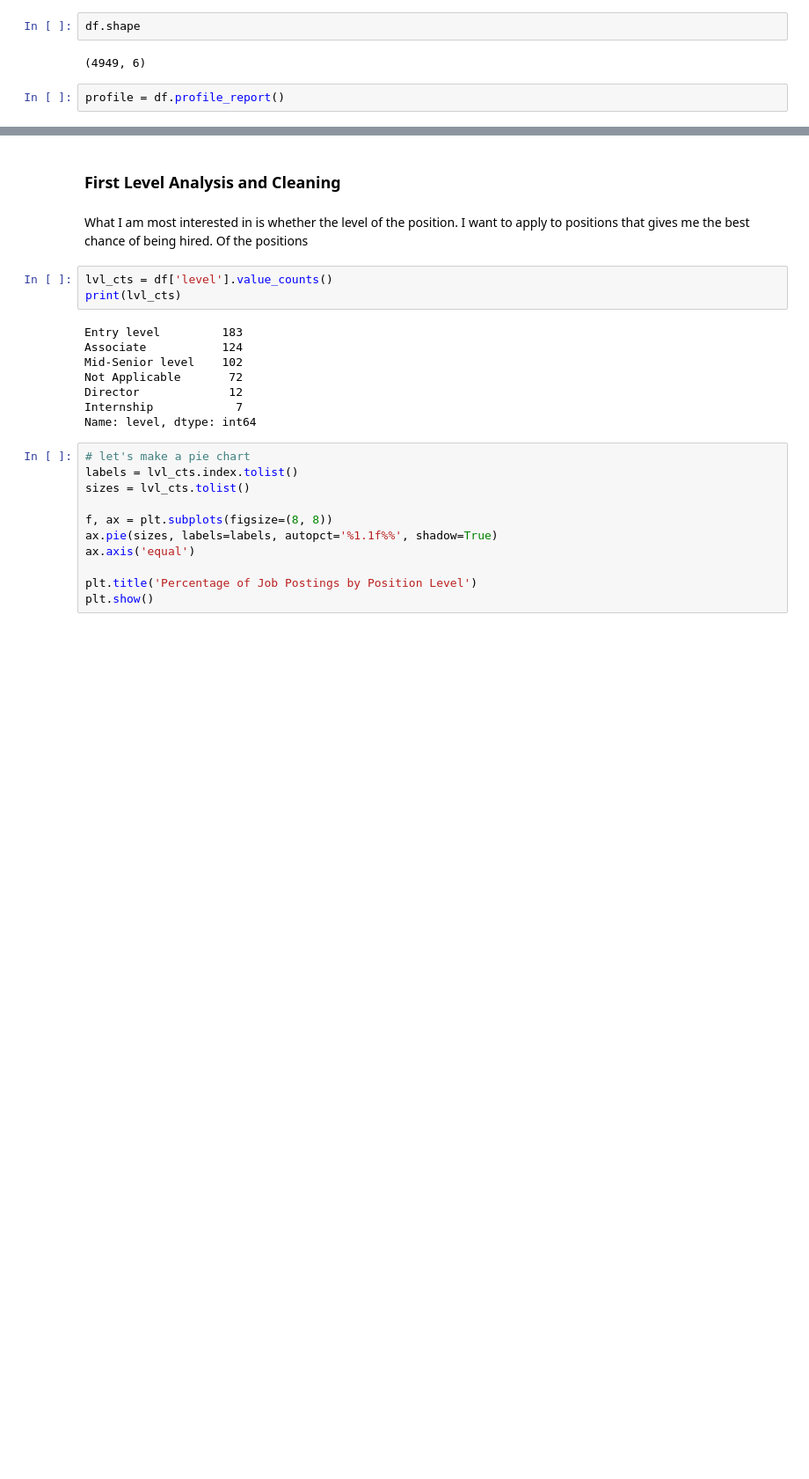
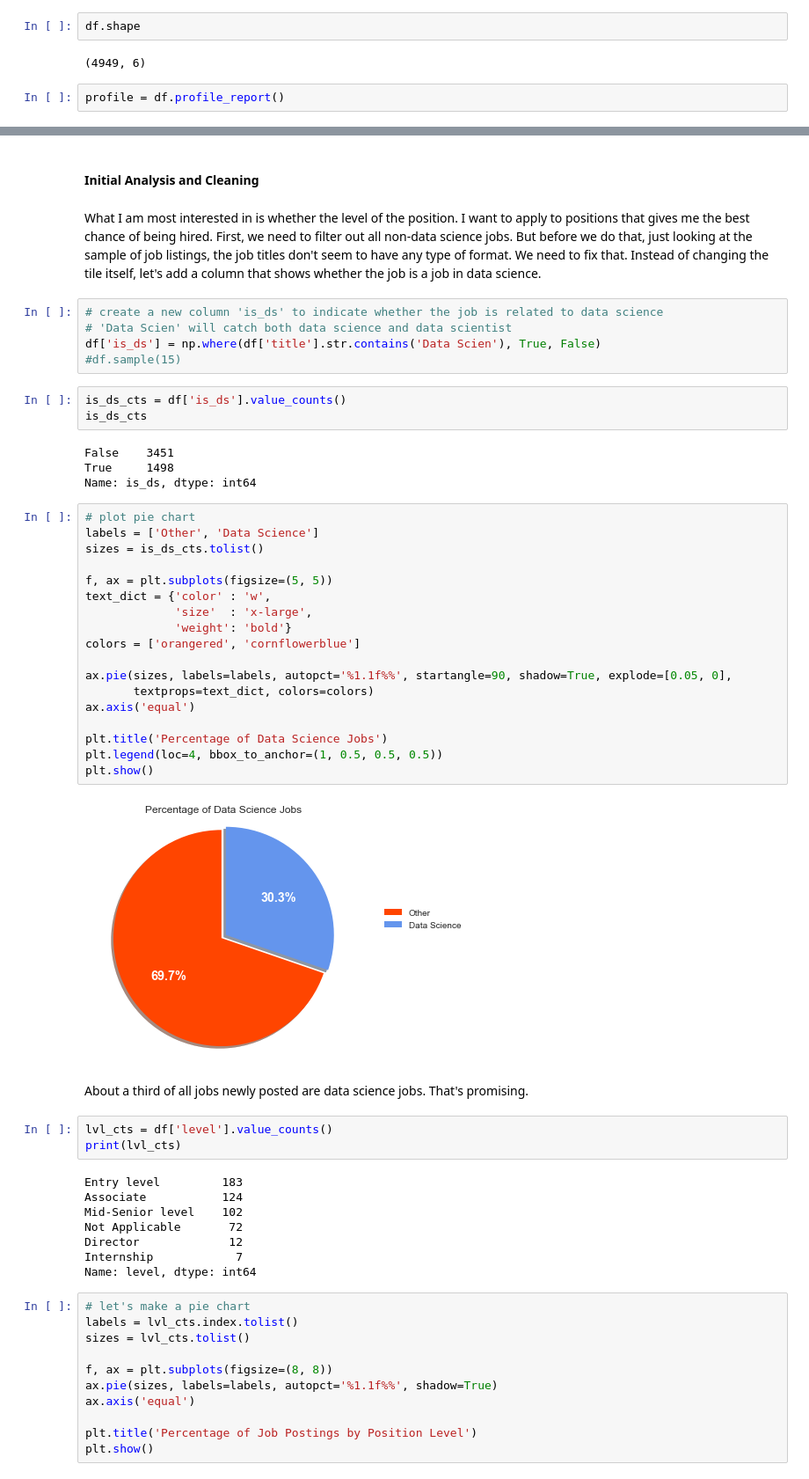
Before and after one commit to 26Jinx/SieveJobs, a Jupyter notebook: LinkedIn_Jobs_Data.ipynb, the cells around one changed output, grey strips where cells are left out. Shown at 88% size. Drawn from its saved outputs; the diff is of its cells as text; blank space fills up the shorter version.

Commit message:
cleaning up and adding first pie plot

```diff
--- a/LinkedIn_Jobs_Data.ipynb
+++ b/LinkedIn_Jobs_Data.ipynb
@@ -188,9 +189,43 @@ profile
 # %% [output]
 [interactive output not drawn]
 # %% [markdown]
-### First Level Analysis and Cleaning
+#### Initial Analysis and Cleaning
 # %% [markdown]
-What I am most interested in is whether the level of the position. I want to apply to positions that gives me the best chance of being hired. Of the positions
+What I am most interested in is whether the level of the position. I want to apply to positions that gives me the best chance of being hired. First, we need to filter out all non-data science jobs. But before we do that, just looking at the sample of job listings, the job titles don't seem to have any type of format. We need to fix that. Instead of changing the tile itself, let's add a column that shows whether the job is a job in data science.
+# %%
+# create a new column 'is_ds' to indicate whether the job is related to data science
+# 'Data Scien' will catch both data science and data scientist
+df['is_ds'] = np.where(df['title'].str.contains('Data Scien'), True, False)
+#df.sample(15)
+# %%
+is_ds_cts = df['is_ds'].value_counts()
+is_ds_cts
+# %% [output]
+False    3451
+True     1498
+Name: is_ds, dtype: int64
+# %%
+# plot pie chart
+labels = ['Other', 'Data Science']
+sizes = is_ds_cts.tolist()
+
+f, ax = plt.subplots(figsize=(5, 5))
+text_dict = {'color' : 'w',
+             'size'  : 'x-large',
+             'weight': 'bold'}
+colors = ['orangered', 'cornflowerblue']
+
+ax.pie(sizes, labels=labels, autopct='%1.1f%%', startangle=90, shadow=True, explode=[0.05, 0],
+       textprops=text_dict, colors=colors)
+ax.axis('equal')
+
+plt.title('Percentage of Data Science Jobs')
+plt.legend(loc=4, bbox_to_anchor=(1, 0.5, 0.5, 0.5))
+plt.show()
+# %% [output]
+[figure, added]
+# %% [markdown]
+About a third of all jobs newly posted are data science jobs. That's promising.
 # %%
 lvl_cts = df['level'].value_counts()
 print(lvl_cts)
```
Also changed, not shown: parts of 1 cell of this notebook.
